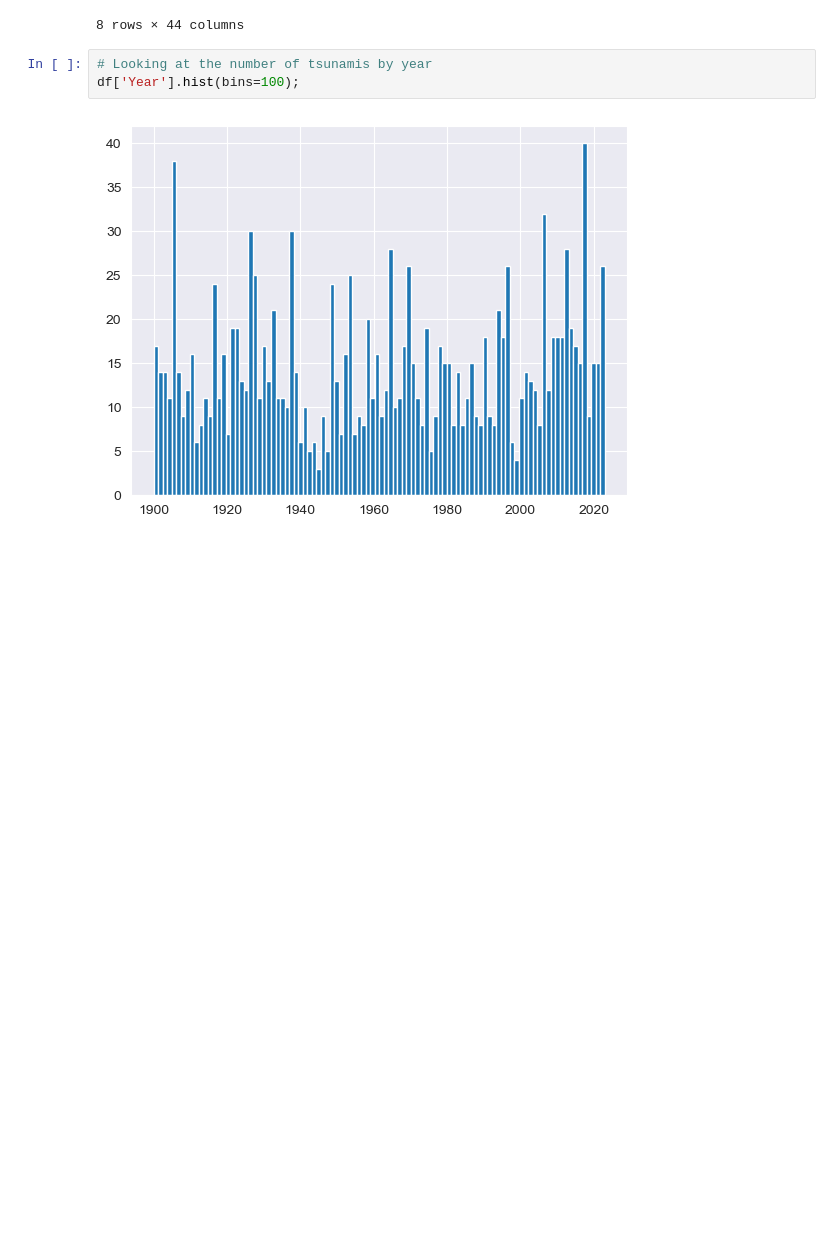
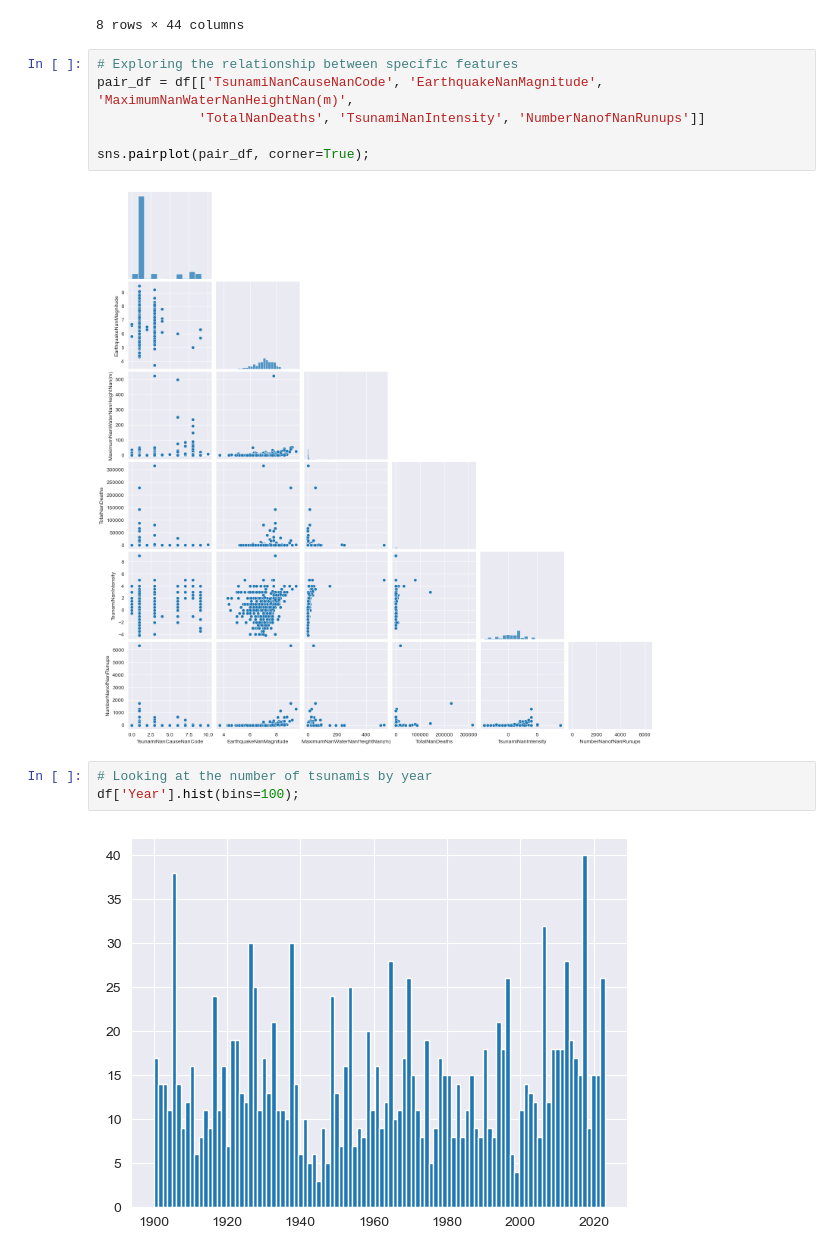
Before and after one commit to DGieseke/Tsunami-Data-Analysis, a Jupyter notebook: Tsunami Data EDA and Data Cleaning.ipynb, the cells around one changed output. Cells and saved outputs as stored; diff of their text form; blank space fills up the shorter version.

```diff
--- a/Tsunami Data EDA and Data Cleaning.ipynb
+++ b/Tsunami Data EDA and Data Cleaning.ipynb
@@ -98,6 +98,14 @@ df.describe()
 | 75% | 1082.500000 | 1996.000000 | 10.000000 | 23.000000 | 17.000000 | 43.000000 | 42.300000 | 4.000000 | ... |
 | max | 1443.000000 | 2023.000000 | 12.000000 | 31.000000 | 23.000000 | 59.000000 | 59.900000 | 4.000000 | ... |
 8 rows × 44 columns
+# %%
+# Exploring the relationship between specific features
+pair_df = df[['TsunamiNanCauseNanCode', 'EarthquakeNanMagnitude', 'MaximumNanWaterNanHeightNan(m)',
+             'TotalNanDeaths', 'TsunamiNanIntensity', 'NumberNanofNanRunups']]
+
+sns.pairplot(pair_df, corner=True);
+# %% [output]
+[figure, added]
 # %%
 # Looking at the number of tsunamis by year
 df['Year'].hist(bins=100);
```
Also changed, not shown: parts of 8 cells of this notebook, 6 other files.
